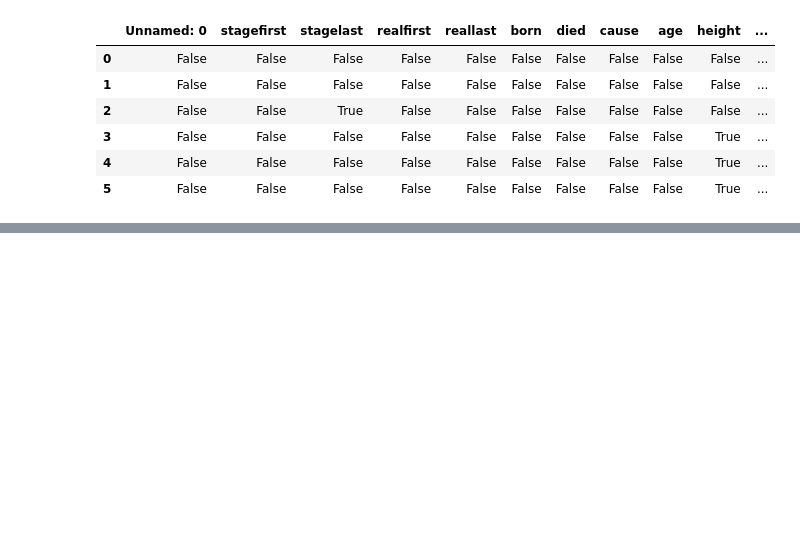
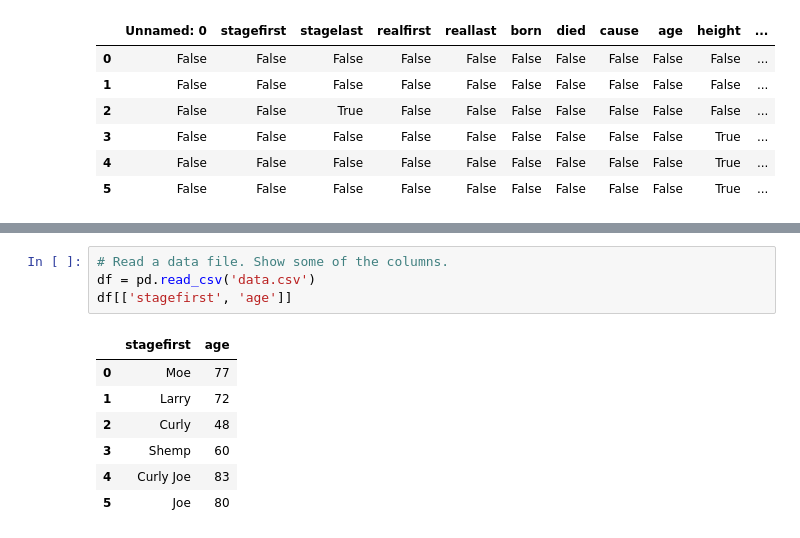
Before and after one commit to gillespilon/csv_read_write_pandas, a Jupyter notebook: csv_read_write_pandas.ipynb, the cells around one changed output, grey strips where cells are left out. Saved outputs shown, nothing was run; the diff lists cells and outputs as text; blank space fills up the shorter version.

Commit message:
mod added "read csv, show some columns"

```diff
--- a/csv_read_write_pandas.ipynb
+++ b/csv_read_write_pandas.ipynb
@@ -288,3 +289,15 @@ df
 | 3 | 3 | Shemp | Howard | Samuel | Horwitz | 1895-03-11 | 1955-11-22 | heart attack | 60 | . | ... |
 | 4 | 4 | Curly Joe | DeRita | Joseph | Wardell | 1909-07-12 | 1993-07-03 | pneumonia | 83 | . | ... |
 | 5 | 5 | Joe | Besser | Joe | Besser | 1907-08-12 | 1988-03-01 | heart failure | 80 | . | ... |
+# %%
+# Read a data file. Show some of the columns.
+df = pd.read_csv('data.csv')
+df[['stagefirst', 'age']]
+# %% [output]
+|  | stagefirst | age |
+| 0 | Moe | 77 |
+| 1 | Larry | 72 |
+| 2 | Curly | 48 |
+| 3 | Shemp | 60 |
+| 4 | Curly Joe | 83 |
+| 5 | Joe | 80 |
```
Also changed, not shown: parts of 1 cell of this notebook.
